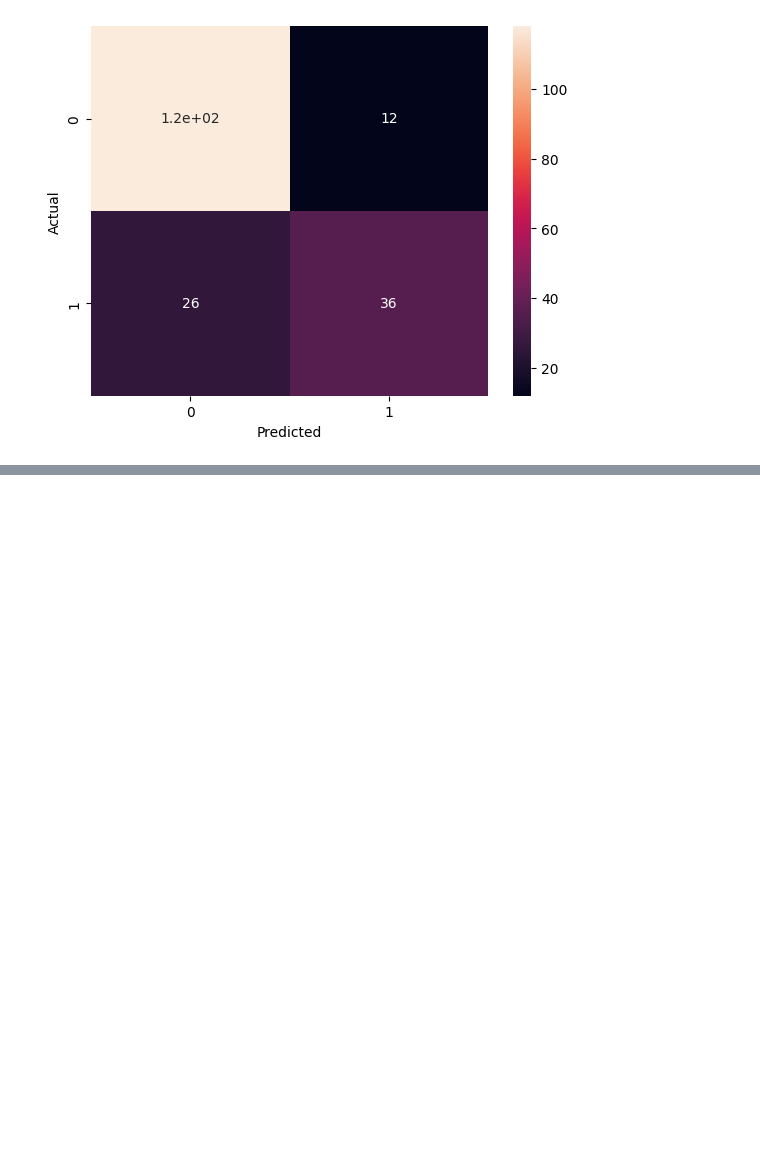
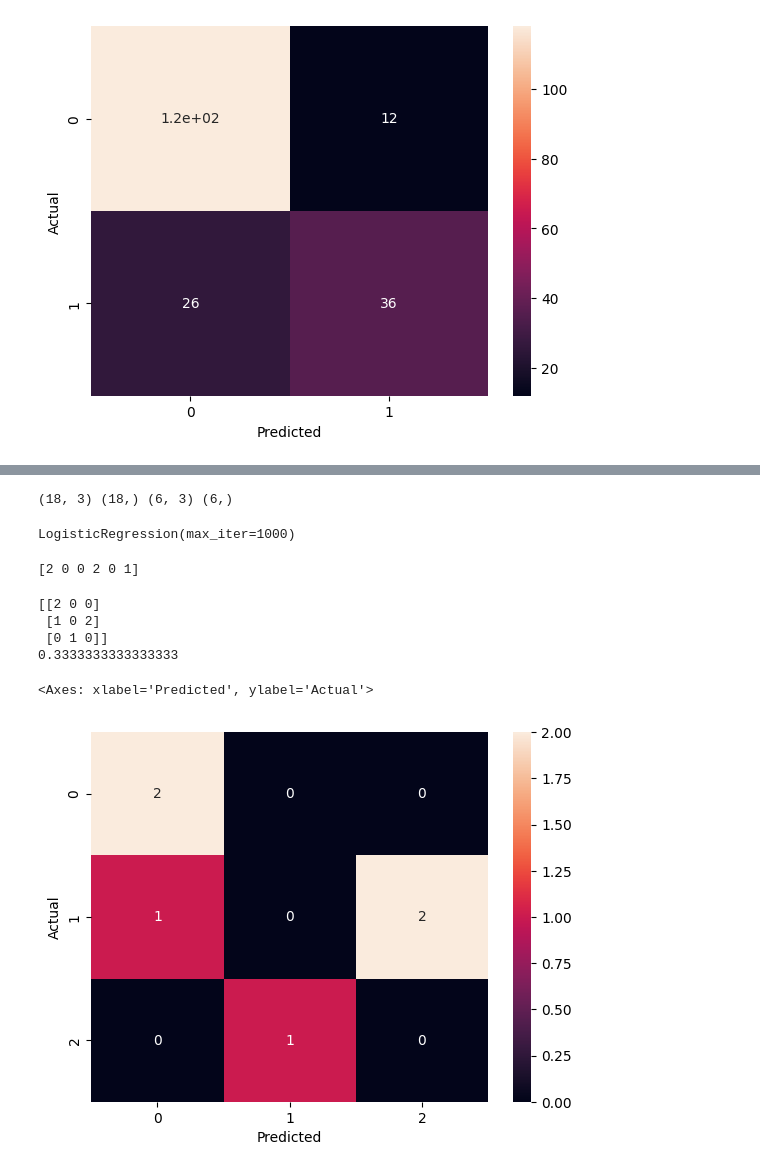
Before and after one commit to theyugster/Intro_To_ML, a Jupyter notebook: Intro_to_ML(LogisticRegression).ipynb, the cells around one changed output, grey strips where cells are left out. Cells and saved outputs as stored; diff of their text form; code cells hidden in the pictures; blank space fills up the shorter version.

```diff
--- a/Intro_to_ML(LogisticRegression).ipynb
+++ b/Intro_to_ML(LogisticRegression).ipynb
@@ -111,0 +323,6 @@ sns.heatmap(conf_mat,annot=True)
+# %%
+feature_cols = ["Age","Time spent in online shop","Gender_female"]
+x = df[feature_cols]
+y = df["Purchasing behaviour"]
+print(x)
+print(y)
@@ -111,0 +347,31 @@ sns.heatmap(conf_mat,annot=True)
+# %%
+x_train,x_test,y_train,y_test = train_test_split(x,y,test_size=0.25,random_state=0)
+print(x_train.shape,y_train.shape,x_test.shape,y_test.shape)
+# %% [output]
+(18, 3) (18,) (6, 3) (6,)
+# %%
+model = LogisticRegression(solver='lbfgs',max_iter=1000)
+model.fit(x_train,y_train)
+# %% [output]
+LogisticRegression(max_iter=1000)
+# %%
+y_pred = model.predict(x_test)
+print(y_pred)
+# %% [output]
+[2 0 0 2 0 1]
+# %%
+conf_mat = metrics.confusion_matrix(y_test,y_pred)
+print(conf_mat)
+accuracy = metrics.accuracy_score(y_test,y_pred)
+print(accuracy)
+# %% [output]
+[[2 0 0]
+ [1 0 2]
+ [0 1 0]]
+0.3333333333333333
+# %%
+conf_mat = pd.crosstab(y_test,y_pred,rownames=["Actual"],colnames=["Predicted"])
+sns.heatmap(conf_mat,annot=True)
+# %% [output]
+<Axes: xlabel='Predicted', ylabel='Actual'>
+[figure, added]
```
Also changed, not shown: parts of 23 cells of this notebook.
